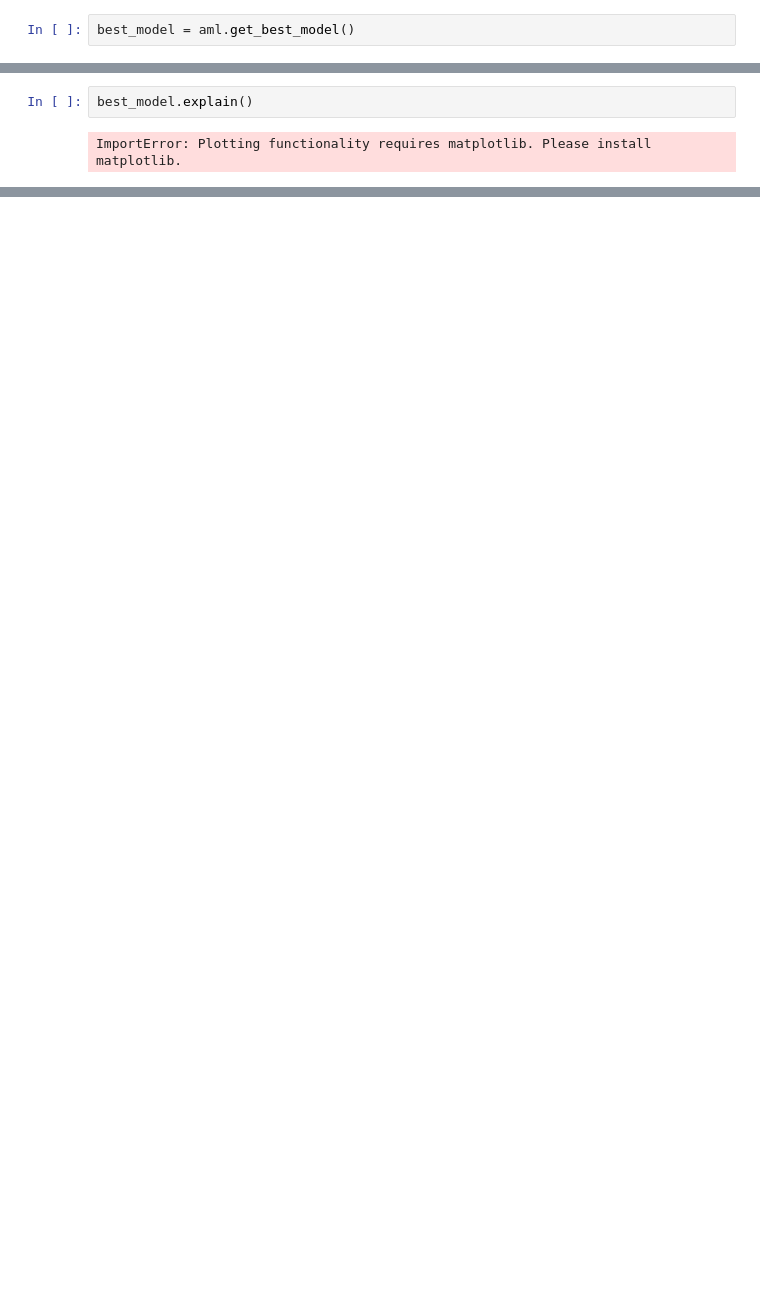
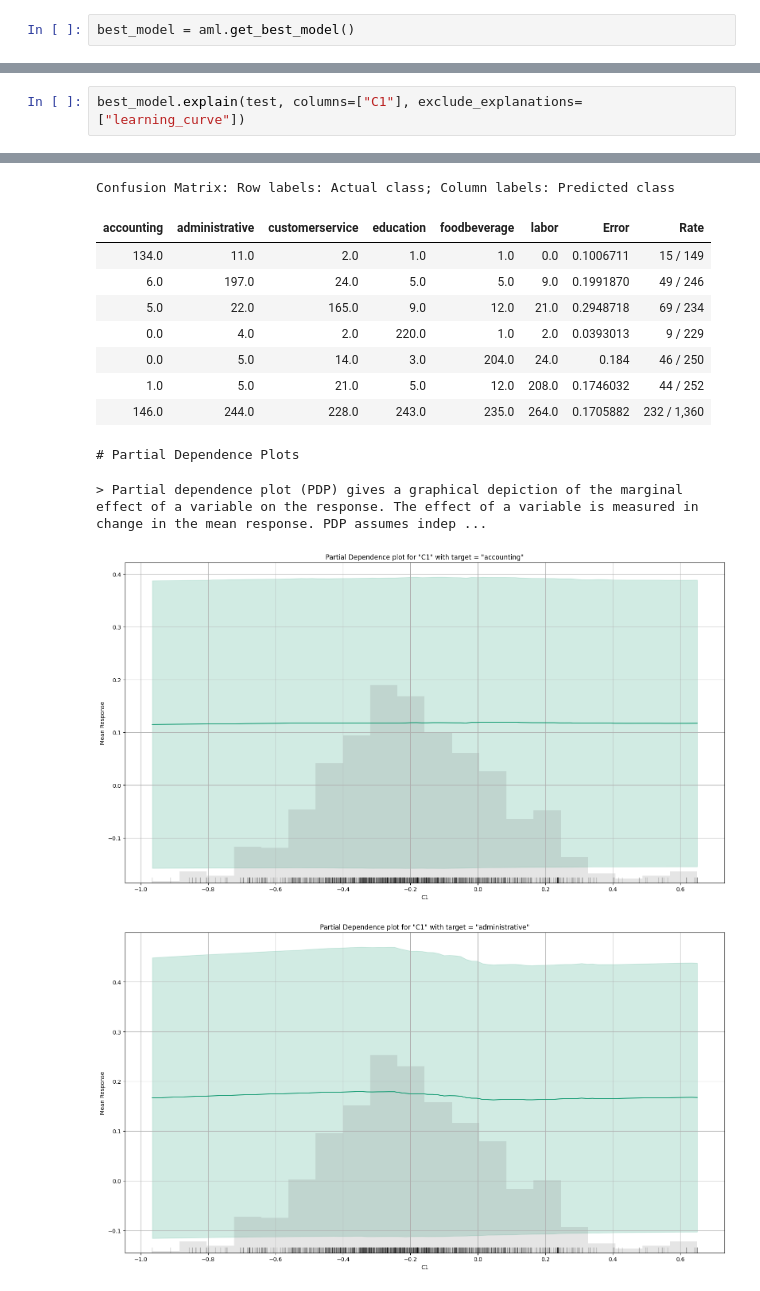
Before and after one commit to Mathanraj-Sharma/h2o3-demo, a Jupyter notebook: Job_Category_AutoML.ipynb, the cells around one changed output, grey strips where cells are left out. Cells and saved outputs as stored; diff of their text form; blank space fills up the shorter version.

```diff
--- a/Job_Category_AutoML.ipynb
+++ b/Job_Category_AutoML.ipynb
@@ -147,7 +164,6 @@ accounting      0.994187        0.00553288        6.07998e-05  7.29324e-05     1
 [1 row x 7 columns]
 
 None
-# %%
-best_model.explain()
-# %% [output]
-ImportError: Plotting functionality requires matplotlib. Please install matplotlib.
+# %%
+best_model.explain(test, columns=["C1"], exclude_explanations=["learning_curve"])
+# %% [output]
@@ -153,0 +173,13 @@ ImportError: Plotting functionality requires matplotlib. Please install matplotl
+Confusion Matrix: Row labels: Actual class; Column labels: Predicted class
+| accounting | administrative | customerservice | education | foodbeverage | labor | Error | Rate |
+| 134.0 | 11.0 | 2.0 | 1.0 | 1.0 | 0.0 | 0.1006711 | 15 / 149 |
+| 6.0 | 197.0 | 24.0 | 5.0 | 5.0 | 9.0 | 0.1991870 | 49 / 246 |
+| 5.0 | 22.0 | 165.0 | 9.0 | 12.0 | 21.0 | 0.2948718 | 69 / 234 |
+| 0.0 | 4.0 | 2.0 | 220.0 | 1.0 | 2.0 | 0.0393013 | 9 / 229 |
+| 0.0 | 5.0 | 14.0 | 3.0 | 204.0 | 24.0 | 0.184 | 46 / 250 |
+| 1.0 | 5.0 | 21.0 | 5.0 | 12.0 | 208.0 | 0.1746032 | 44 / 252 |
+| 146.0 | 244.0 | 228.0 | 243.0 | 235.0 | 264.0 | 0.1705882 | 232 / 1,360 |
+# Partial Dependence Plots
+> Partial dependence plot (PDP) gives a graphical depiction of the marginal effect of a variable on the response. The effect of a variable is measured in change in the mean response. PDP assumes indep ...
+[figure, added]
+[figure, added]
```
Also changed, not shown: parts of 8 cells of this notebook.
